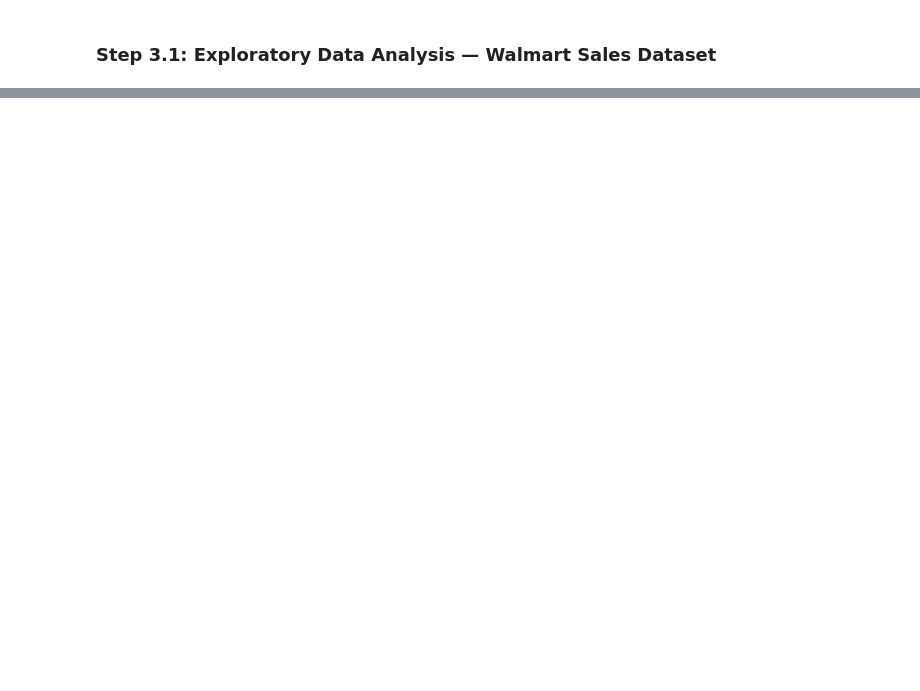
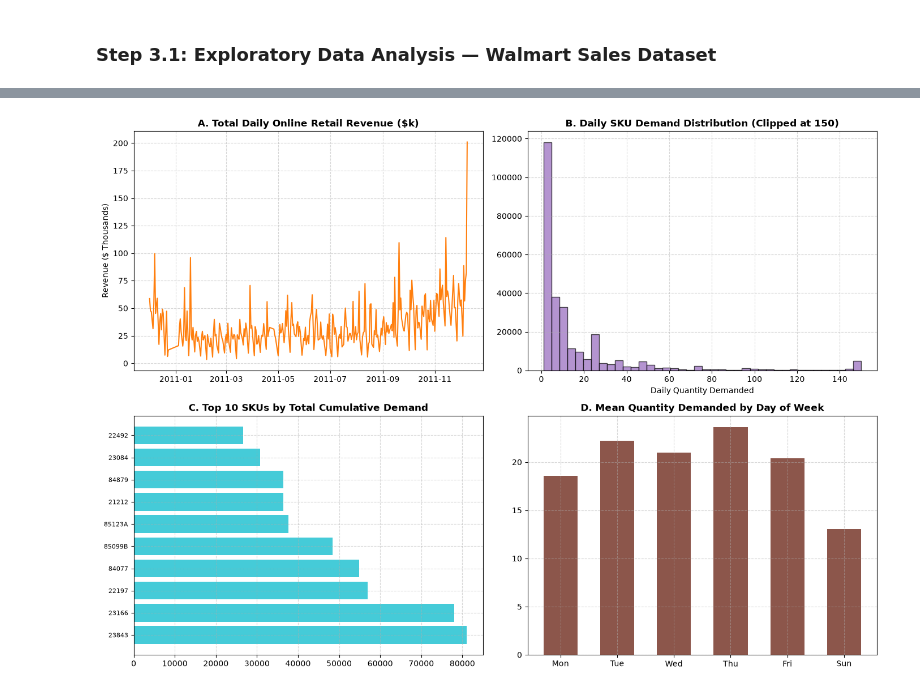
Before and after one commit to sashank321/ML-Inventory-Decision-Support-System, a Jupyter notebook: ML_Inventory_Decision_Support_System.ipynb, the cells around one changed output, grey strips where cells are left out. Cells and saved outputs as stored; diff of their text form; code cells hidden in the pictures; blank space fills up the shorter version.

```diff
--- a/ML_Inventory_Decision_Support_System.ipynb
+++ b/ML_Inventory_Decision_Support_System.ipynb
@@ -1124,0 +362,36 @@ Weekly_Sales_Lag2         0.006269
+# %%
+# Online Retail Representation Audit & EDA Visualizations
+fig, axes = plt.subplots(2, 2, figsize=(14, 10))
+
+# 1. Total Daily Revenue Timeline
+daily_rev = df_online_daily.groupby('Date')['Daily_Revenue'].sum() / 1e3
+axes[0, 0].plot(daily_rev.index, daily_rev.values, color='#ff7f0e', linewidth=1.5)
+axes[0, 0].set_title('A. Total Daily Online Retail Revenue ($k)', fontweight='bold')
+axes[0, 0].set_ylabel('Revenue ($ Thousands)')
+axes[0, 0].grid(True, linestyle='--', alpha=0.5)
+
+# 2. Demand Distribution (Heavy-Tailed Kurtosis)
+axes[0, 1].hist(df_online_daily['Daily_Quantity'].clip(upper=150), bins=40, color='#9467bd', edgecolor='black', alpha=0.7)
+axes[0, 1].set_title('B. Daily SKU Demand Distribution (Clipped at 150)', fontweight='bold')
+axes[0, 1].set_xlabel('Daily Quantity Demanded')
+axes[0, 1].grid(True, linestyle='--', alpha=0.5)
+
+# 3. Top 10 Most Demanded SKUs
+top_skus = df_online_daily.groupby('StockCode')['Daily_Quantity'].sum().sort_values(ascending=False).head(10)
+axes[1, 0].barh(range(len(top_skus)), top_skus.values, color='#17becf', alpha=0.8)
+axes[1, 0].set_yticks(range(len(top_skus)))
+axes[1, 0].set_yticklabels(top_skus.index, fontsize=8)
+axes[1, 0].set_title('C. Top 10 SKUs by Total Cumulative Demand', fontweight='bold')
+axes[1, 0].grid(True, linestyle='--', alpha=0.5)
+
+# 4. Day of Week Seasonality
+dow_demand = df_online_daily.groupby(df_online_daily['Date'].dt.dayofweek)['Daily_Quantity'].mean()
+dow_labels = ['Mon', 'Tue', 'Wed', 'Thu', 'Fri', 'Sat', 'Sun']
+axes[1, 1].bar([dow_labels[i] for i in dow_demand.index], dow_demand.values, color='#8c564b', width=0.6)
+axes[1, 1].set_title('D. Mean Quantity Demanded by Day of Week', fontweight='bold')
+axes[1, 1].grid(True, linestyle='--', alpha=0.5)
+
+plt.tight_layout()
+plt.show()
+# %% [output]
+[figure, added]
```
Also changed, not shown: parts of 70 cells of this notebook, 7 other files.
